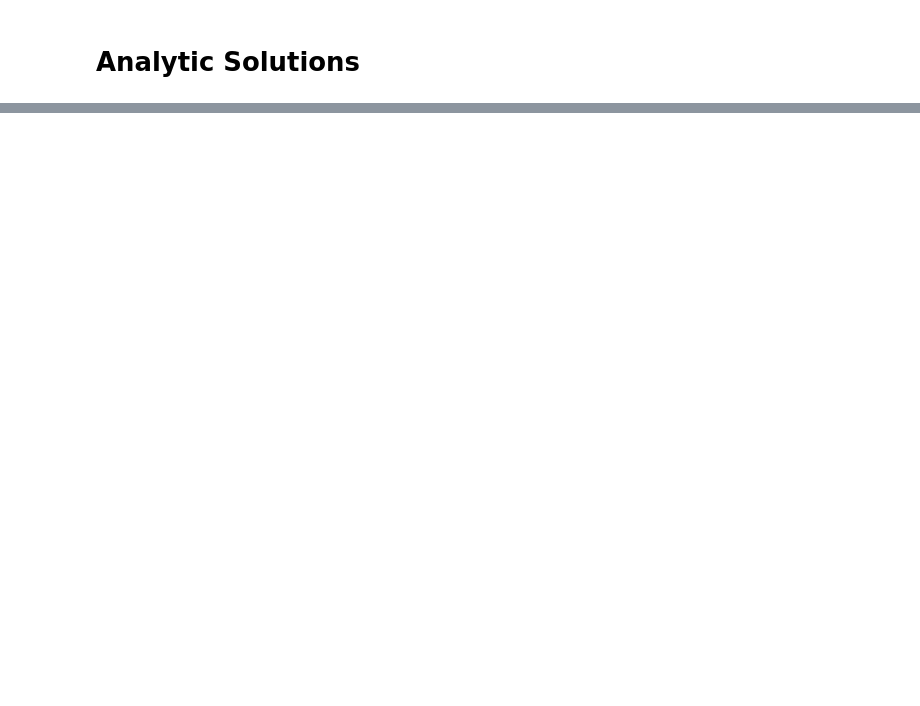
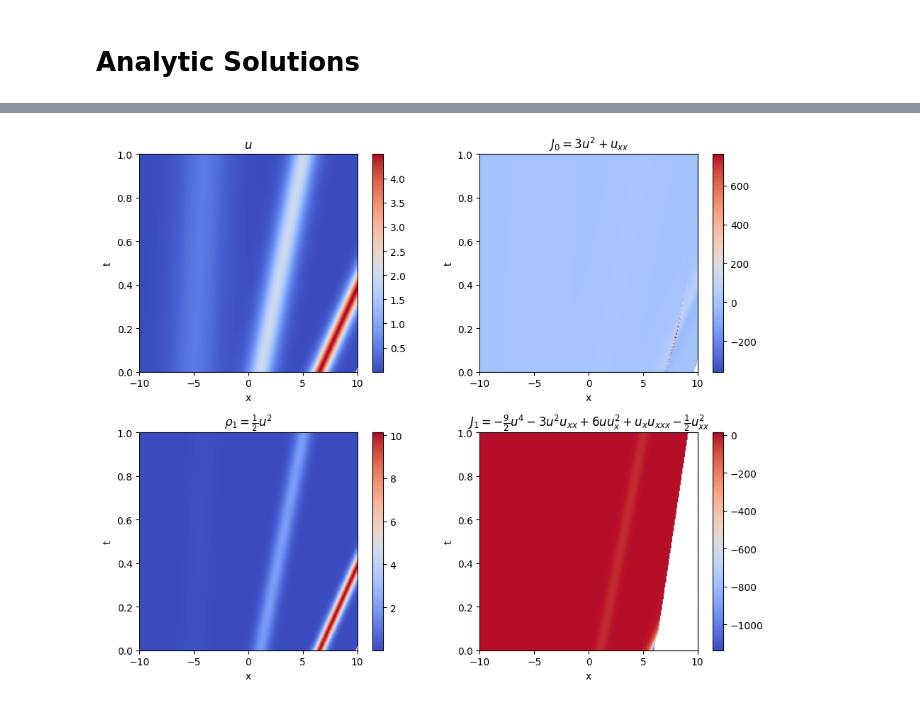
Before and after one commit to angerami/kdv-pinn, a Jupyter notebook: analytic_solutions.ipynb, the cells around one changed output, grey strips where cells are left out. Cells and saved outputs as stored; diff of their text form; code cells hidden in the pictures; blank space fills up the shorter version.

```diff
--- a/analytic_solutions.ipynb
+++ b/analytic_solutions.ipynb
@@ -25,2 +83,4 @@ plot_field_visualization(results, kdv_config, 'iom')
 # %%
-plot_field_visualization(results, kdv_config, 'curr')
+plot_field_visualization(results, config, 'curr')
+# %% [output]
+[figure, added]
```
Also changed, not shown: parts of 11 cells of this notebook, 11 other files.
